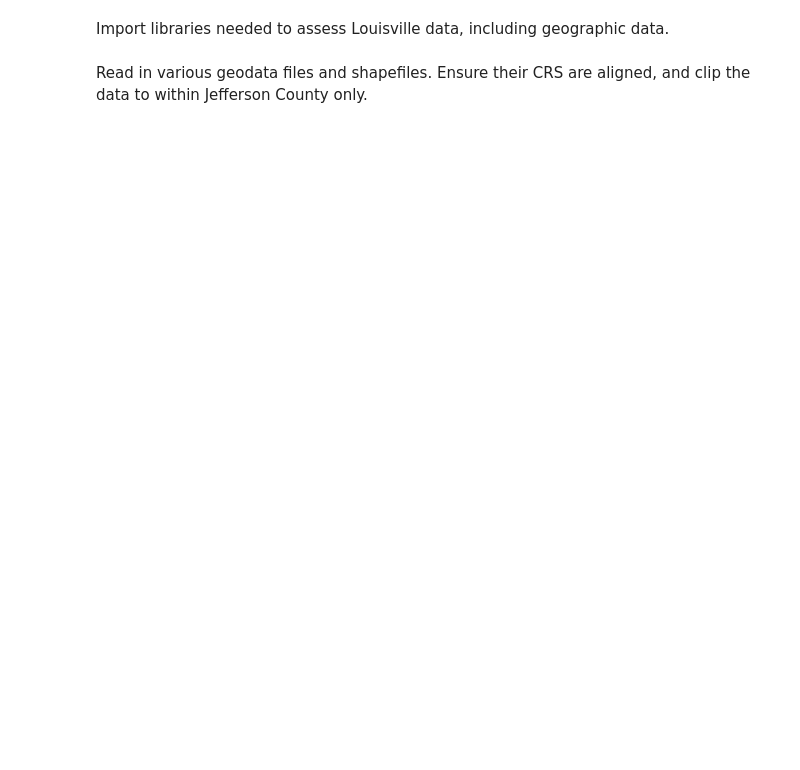
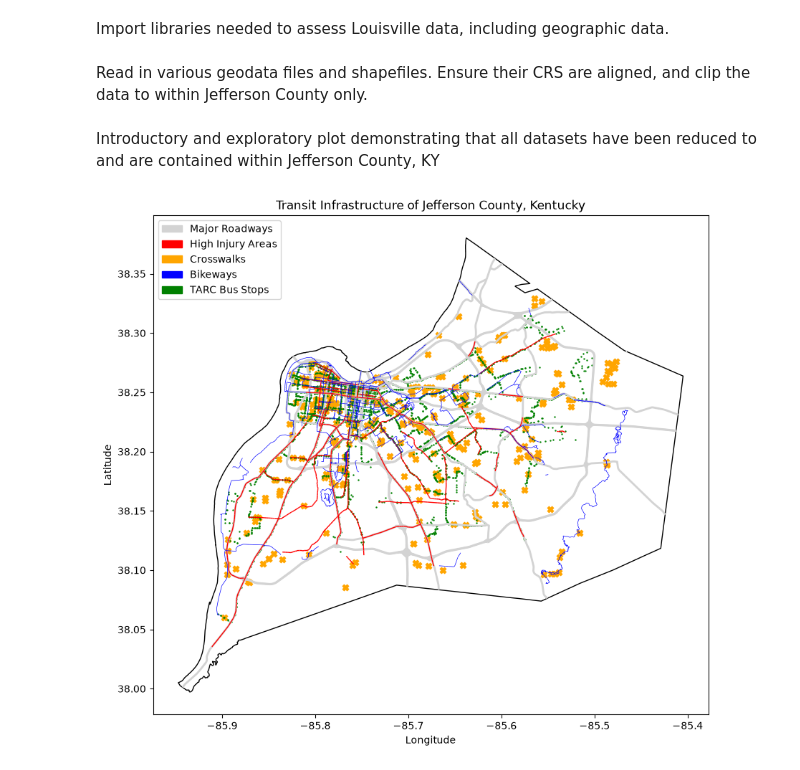
Before and after one commit to JishGorft/Roadway_Risk, a Jupyter notebook: Louisville_Roadway_Risk_Analysis.ipynb, the cells around one changed output. Drawn from its saved outputs; the diff is of its cells as text; code cells hidden in the pictures; blank space fills up the shorter version.

Commit message:
all required data files added to data directory + introductory plot

```diff
--- a/Louisville_Roadway_Risk_Analysis.ipynb
+++ b/Louisville_Roadway_Risk_Analysis.ipynb
@@ -12,27 +12,52 @@ from shapely.geometry import Point, LineString, shape   # for geopandas geometry
 Read in various geodata files and shapefiles. Ensure their CRS are aligned, and clip the data to within Jefferson County only.
 # %%
 # geometric shapefile to draw Jefferson County
-county_shape = gpd.read_file('data/Ky_County_Polygons_WM.shp')
-display(county_shape.crs)
-county_shape.to_crs(epsg='4326', inplace=True)
+county_shape = gpd.read_file('data/Ky_County_Polygons/Ky_County_Polygons_WM.shp')
+county_shape.to_crs(epsg='4326', inplace=True)      # the GeoJSON files provided by data.louisville.gov use CRS EPSG:4326
 jefferson_co = county_shape[county_shape['NAME']=='JEFFERSON']
-# print(jefferson_co.crs)
 
-# major roads data, clip to Jefferson County
+# major roads data for Louisville metro area includes southern Indiana; clip to Jefferson County
 major_roads = gpd.read_file('data/Louisville_Metro_Area_KY_Major_Roads.geojson')
 major_roads.dropna(inplace=True)    # one row had mostly NaN values
 # clip major roads to Jefferson County only
 jeffco_roads = gpd.clip(major_roads, jefferson_co)
 
-# high injury roadway network data file
+# high injury roadway network data for Louisville metro area includes southern Indiana; clip to Jefferson County
 hi_injury = gpd.read_file('data/Louisville_Metro_KY_-_High_Injury_Network.geojson')
 
 # bikeways data
 bikeways = gpd.read_file('data/Jefferson_County_KY_Bikeways.geojson')
 
-# TARC bus stop data
+# TARC bus stop data for Louisville metro area includes southern Indiana; clip to Jefferson County
 bus_stops = gpd.read_file('data/Louisville_Metro_Area_KY__TARC_Bus_Stops.geojson')
 bus_stops = gpd.clip(bus_stops, jefferson_co)
 
 # midblock crossings (crosswalks) data
-zebras = gpd.read_file('data/Jefferson_County_KY_Midblock_Crossings.geojson')
+crosswalks = gpd.read_file('data/Jefferson_County_KY_Midblock_Crossings.geojson')
+# %% [markdown]
+Introductory and exploratory plot demonstrating that all datasets have been reduced to and are contained within Jefferson County, KY
+# %%
+fig, ax = plt.subplots(figsize = (10, 10))
+
+jefferson_co.plot(ax = ax, color='none', edgecolor='black')
+jeffco_roads.plot(ax = ax, color='lightgray', linewidth=2)
+hi_injury.plot(ax = ax, color='red', linewidth=1)
+crosswalks.plot(ax = ax, color='orange', marker="X")
+bikeways.plot(ax = ax, color='blue', linewidth=0.5)
+bus_stops.plot(ax = ax, color='green', markersize=0.5)
+
+grey_lines = mpatches.Patch(color='lightgrey', label='Major Roadways')
+red_lines = mpatches.Patch(color='red', label='High Injury Areas')
+orange_xs = mpatches.Patch(color='orange', label='Crosswalks')
+blue_lines = mpatches.Patch(color='blue', label='Bikeways')
+green_dots = mpatches.Patch(color='green', label='TARC Bus Stops')
+
+ax.legend(loc='upper left', handles=[grey_lines, red_lines, orange_xs, blue_lines, green_dots])
+
+plt.title("Transit Infrastructure of Jefferson County, Kentucky")
+plt.xlabel("Longitude")
+plt.ylabel("Latitude")
+
+plt.show()
+# %% [output]
+[figure, added]
```
Also changed, not shown: 7 other files.
